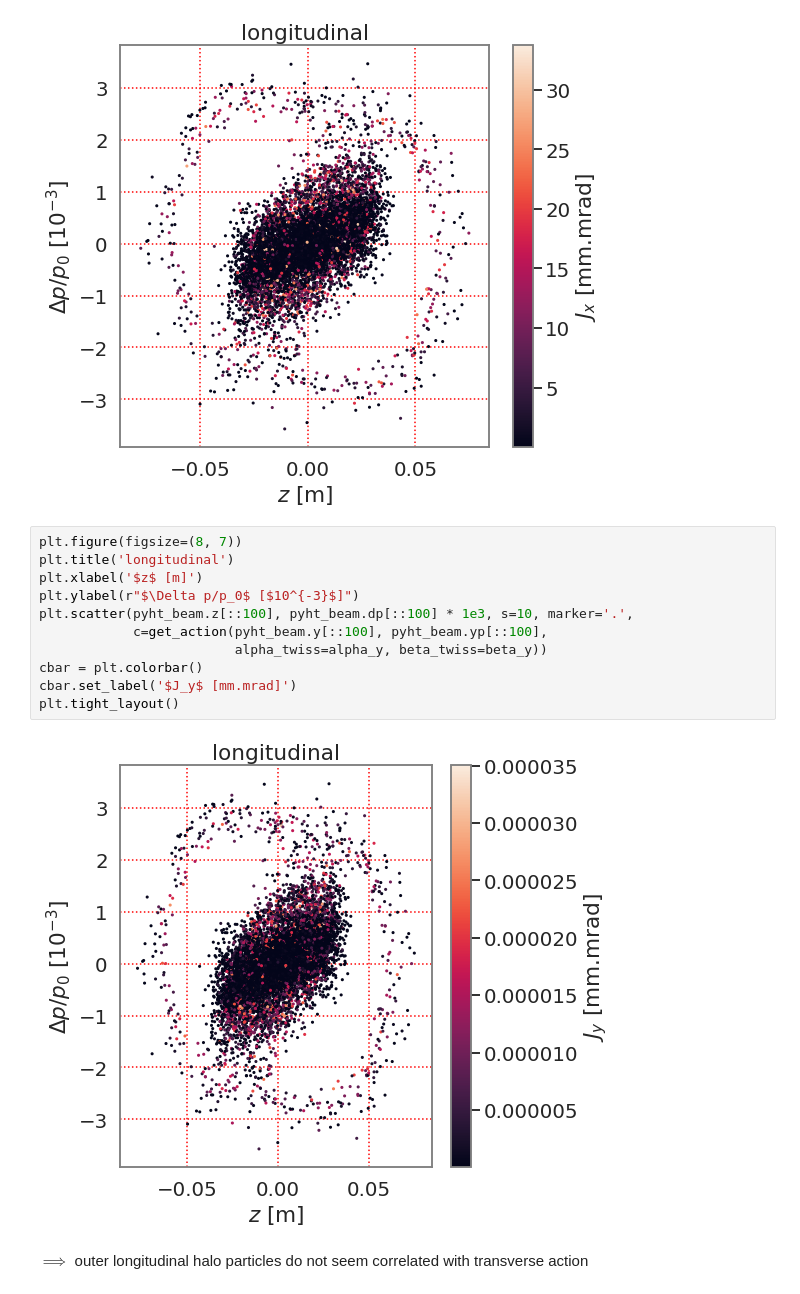
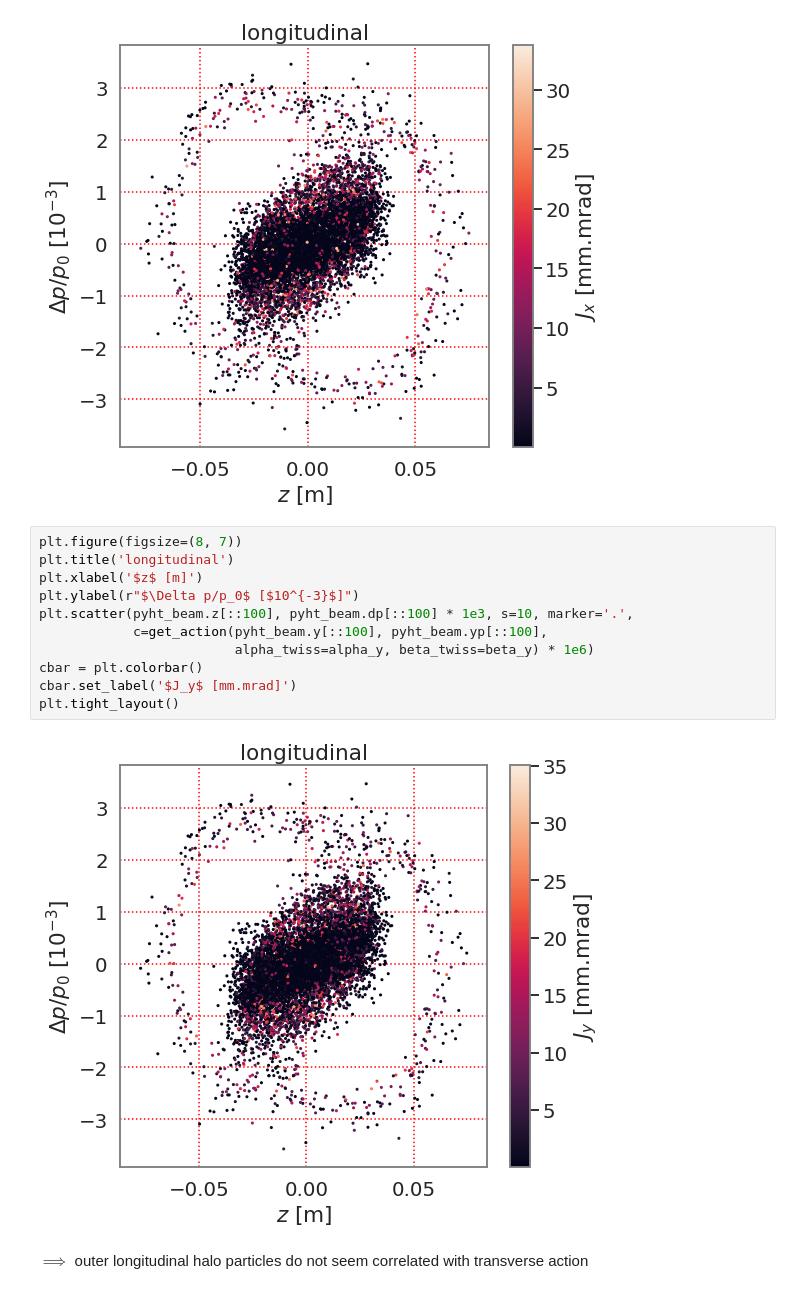
Before and after one commit to aoeftiger/sixtracklib_pyht_playground, a Jupyter notebook: fodo_sc/025_Ingo-new_slower-sync-kz3_longer-grid/025_FODO_SC_Ingonew.ipynb, the cells around one changed output. Cells and saved outputs as stored; diff of their text form.

```diff
--- a/fodo_sc/025_Ingo-new_slower-sync-kz3_longer-grid/025_FODO_SC_Ingonew.ipynb
+++ b/fodo_sc/025_Ingo-new_slower-sync-kz3_longer-grid/025_FODO_SC_Ingonew.ipynb
@@ -1135,16 +1135,16 @@ plt.tight_layout()
 # %%
 plt.figure(figsize=(8, 7))
 plt.title('longitudinal')
 plt.xlabel('$z$ [m]')
 plt.ylabel(r"$\Delta p/p_0$ [$10^{-3}$]")
 plt.scatter(pyht_beam.z[::100], pyht_beam.dp[::100] * 1e3, s=10, marker='.',
             c=get_action(pyht_beam.y[::100], pyht_beam.yp[::100],
-                         alpha_twiss=alpha_y, beta_twiss=beta_y))
+                         alpha_twiss=alpha_y, beta_twiss=beta_y) * 1e6)
 cbar = plt.colorbar()
 cbar.set_label('$J_y$ [mm.mrad]')
 plt.tight_layout()
 # %% [output]
-[figure, old version]
+[figure, new version]
 # %% [markdown]
 $\implies$ outer longitudinal halo particles do not seem correlated with transverse action
 # %% [markdown]
```
